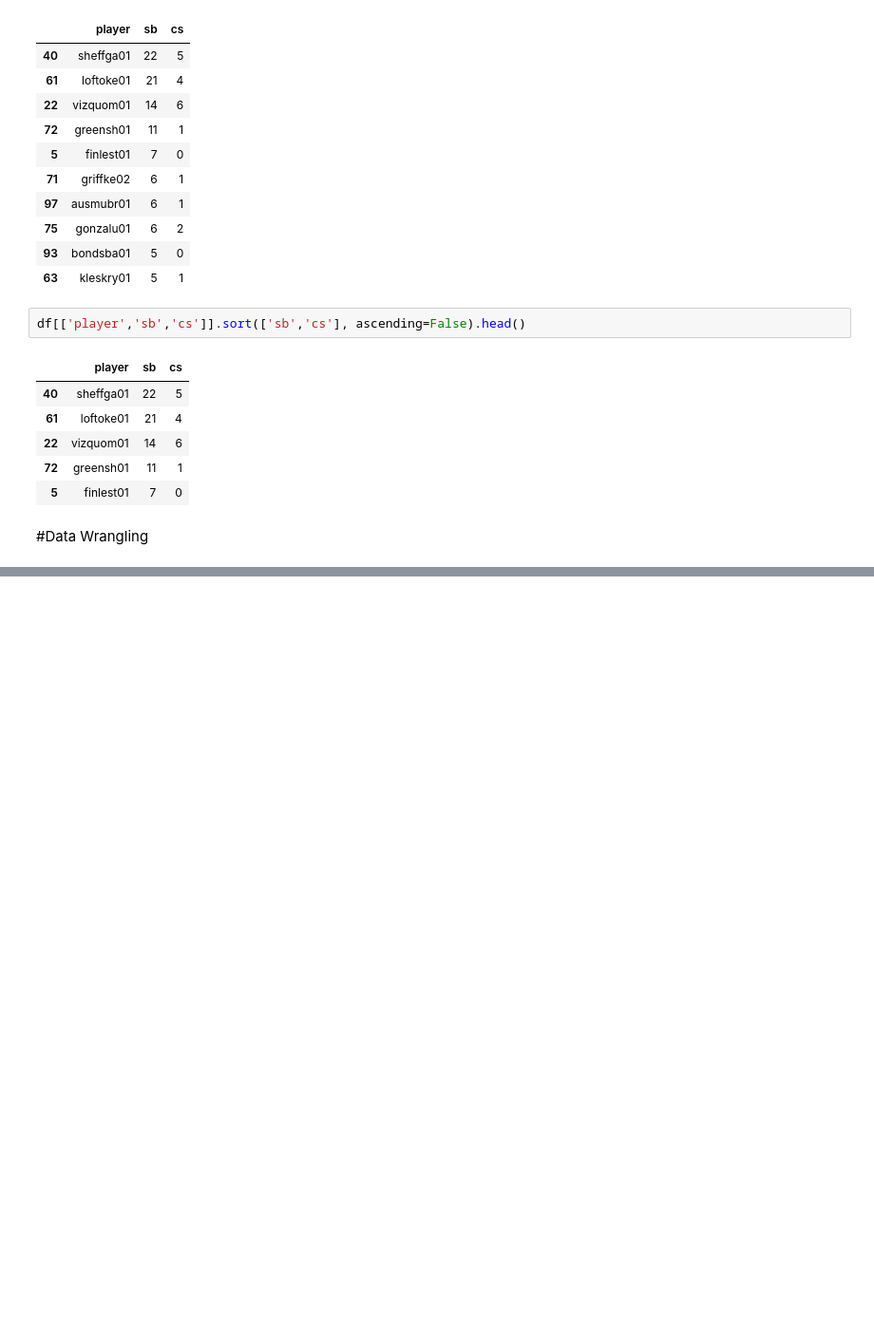
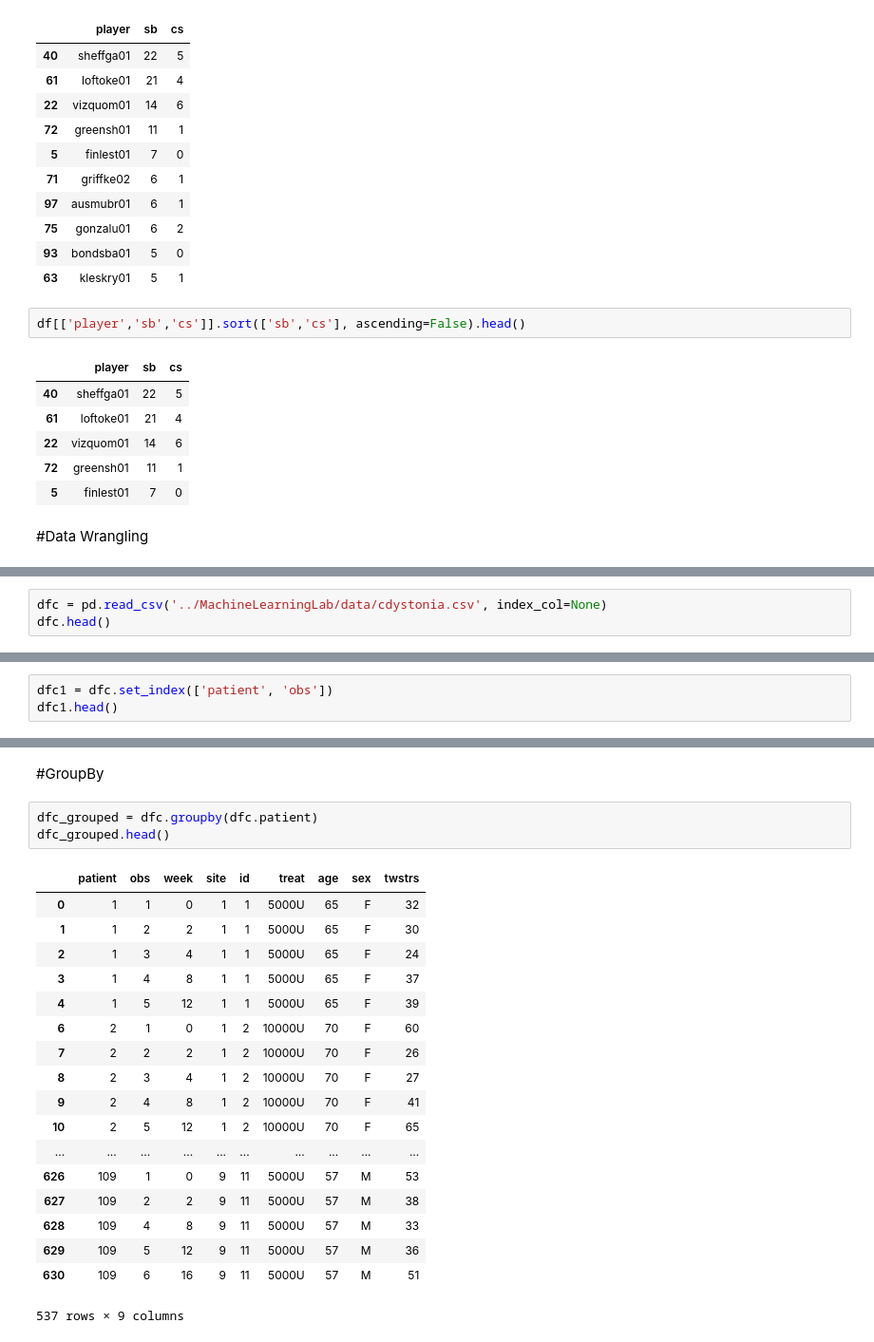
Before and after one commit to jthang/MachineLearningLab, a Jupyter notebook: pandas_lab.ipynb, the cells around one changed output, grey strips where cells are left out. Shown: that part at 95% size. Cells and saved outputs as stored; diff of their text form; blank space fills up the shorter version.

```diff
--- a/pandas_lab.ipynb
+++ b/pandas_lab.ipynb
@@ -182,0 +434,3 @@ ImportError: No module named plyplot
+# %%
+dfc = pd.read_csv('../MachineLearningLab/data/cdystonia.csv', index_col=None)
+dfc.head()
@@ -182,0 +478,3 @@ ImportError: No module named plyplot
+# %%
+dfc1 = dfc.set_index(['patient', 'obs'])
+dfc1.head()
@@ -182,0 +565,24 @@ ImportError: No module named plyplot
+# %% [markdown]
+#GroupBy
+# %%
+dfc_grouped = dfc.groupby(dfc.patient)
+dfc_grouped.head()
+# %% [output]
+|  | patient | obs | week | site | id | treat | age | sex | twstrs |
+| 0 | 1 | 1 | 0 | 1 | 1 | 5000U | 65 | F | 32 |
+| 1 | 1 | 2 | 2 | 1 | 1 | 5000U | 65 | F | 30 |
+| 2 | 1 | 3 | 4 | 1 | 1 | 5000U | 65 | F | 24 |
+| 3 | 1 | 4 | 8 | 1 | 1 | 5000U | 65 | F | 37 |
+| 4 | 1 | 5 | 12 | 1 | 1 | 5000U | 65 | F | 39 |
+| 6 | 2 | 1 | 0 | 1 | 2 | 10000U | 70 | F | 60 |
+| 7 | 2 | 2 | 2 | 1 | 2 | 10000U | 70 | F | 26 |
+| 8 | 2 | 3 | 4 | 1 | 2 | 10000U | 70 | F | 27 |
+| 9 | 2 | 4 | 8 | 1 | 2 | 10000U | 70 | F | 41 |
+| 10 | 2 | 5 | 12 | 1 | 2 | 10000U | 70 | F | 65 |
+| ... | ... | ... | ... | ... | ... | ... | ... | ... | ... |
+| 626 | 109 | 1 | 0 | 9 | 11 | 5000U | 57 | M | 53 |
+| 627 | 109 | 2 | 2 | 9 | 11 | 5000U | 57 | M | 38 |
+| 628 | 109 | 4 | 8 | 9 | 11 | 5000U | 57 | M | 33 |
+| 629 | 109 | 5 | 12 | 9 | 11 | 5000U | 57 | M | 36 |
+| 630 | 109 | 6 | 16 | 9 | 11 | 5000U | 57 | M | 51 |
+537 rows × 9 columns
```
Also changed, not shown: parts of 54 cells of this notebook, 7 other files.
